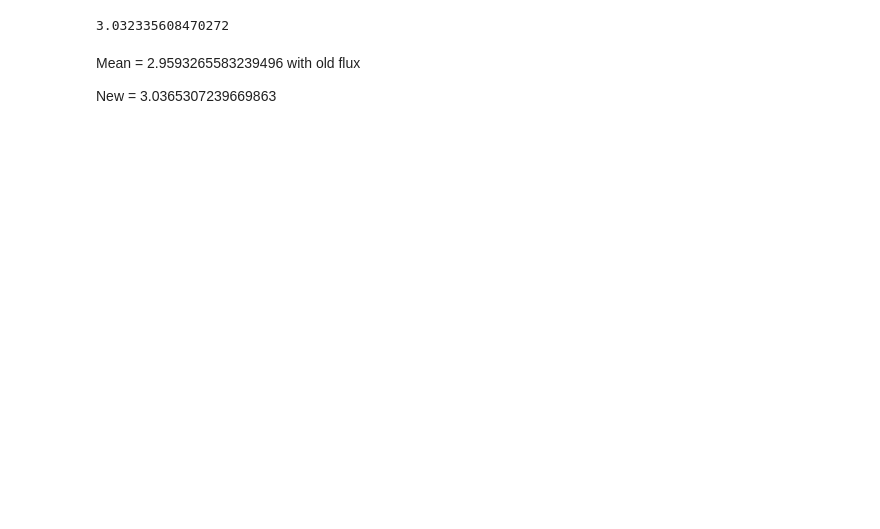
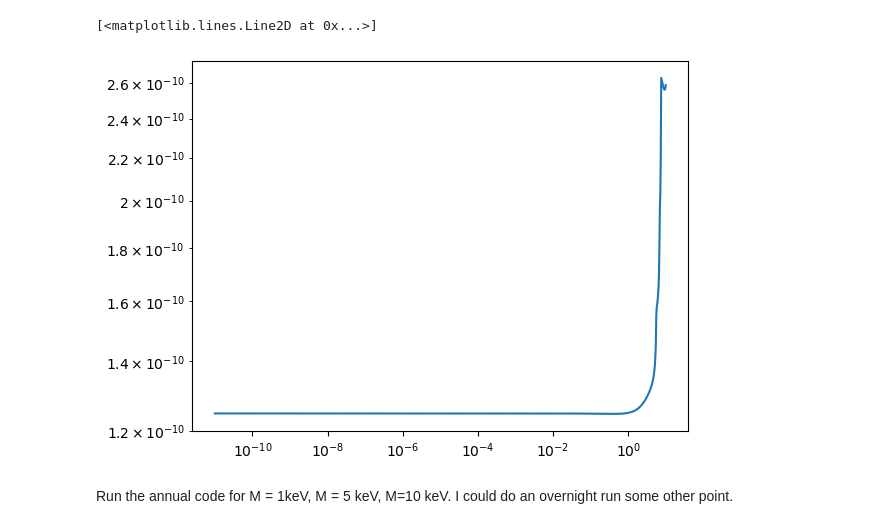
Before and after one commit to Taaseen-Islam-u7121940/Axion-Flux, a Jupyter notebook: Code/ensemble_v2.ipynb, the cells around one changed output. Drawn from its saved outputs; the diff is of its cells as text; code cells hidden in the pictures; blank space fills up the shorter version.

```diff
--- a/Code/ensemble_v2.ipynb
+++ b/Code/ensemble_v2.ipynb
@@ -142,9 +143,13 @@ def annual_change(coupling = 5.5e-11, time=10):
     return np.array(output)
-# %%
-complete_dndt(coupling = 1.25e-10)
-# %% [output]
-3.032335608470272
-# %% [markdown]
-Mean = 2.9593265583239496 with old flux
-
-New = 3.0365307239669863
+# %%
+mass_axis = np.logspace(-11, 1, 1000)
+mass_func = lambda m: complete_dndt(coupling = 1.25e-10, m_a = m)
+count_axis = my_map(mass_func, mass_axis)
+
+fig,ax = plt.subplots()
+plt.loglog(mass_axis, 1.25e-10*(3/count_axis)**(1/4))
+# %% [output]
+[<matplotlib.lines.Line2D at 0x...>]
+[figure, added]
+# %% [markdown]
+Run the annual code for M = 1keV, M = 5 keV, M=10 keV. I could do an overnight run some other point.
```
Also changed, not shown: parts of 19 cells of this notebook, 6 other files.
